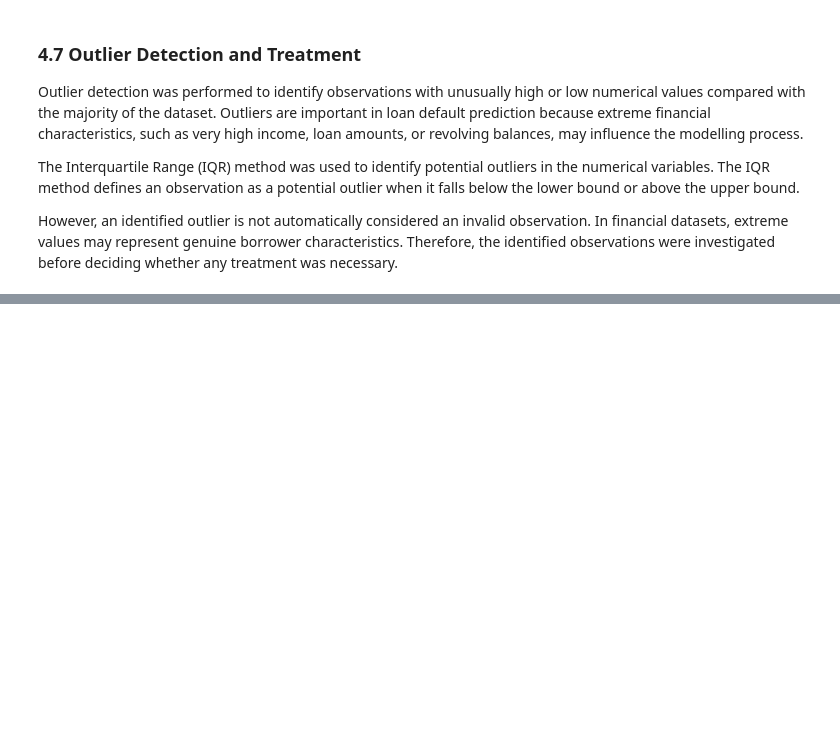
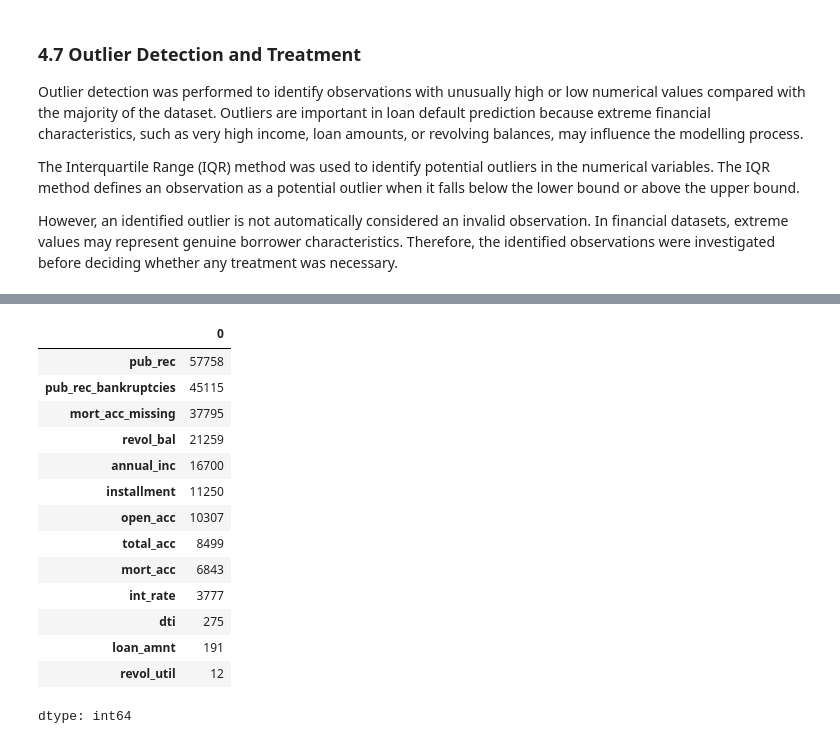
Before and after one commit to Clinton1029/Loan_Default_Project, a Jupyter notebook: Loan_Default.ipynb, the cells around one changed output, grey strips where cells are left out. Cells and saved outputs as stored; diff of their text form; code cells hidden in the pictures; blank space fills up the shorter version.

```diff
--- a/Loan_Default.ipynb
+++ b/Loan_Default.ipynb
@@ -1160,0 +1064,43 @@ plt.show()
+# %%
+# Select all numerical columns
+numeric_columns = df_processed.select_dtypes(include='number').columns
+
+# Calculate the first quartile (Q1)
+Q1 = df_processed[numeric_columns].quantile(0.25)
+
+# Calculate the third quartile (Q3)
+Q3 = df_processed[numeric_columns].quantile(0.75)
+
+# Calculate the interquartile range (IQR)
+IQR = Q3 - Q1
+
+# Calculate the lower outlier boundary
+lower_bound = Q1 - 1.5 * IQR
+
+# Calculate the upper outlier boundary
+upper_bound = Q3 + 1.5 * IQR
+
+# Count potential outliers in each numerical variable
+outlier_counts = (
+    (df_processed[numeric_columns] < lower_bound) |
+    (df_processed[numeric_columns] > upper_bound)
+).sum()
+
+# Display variables containing potential outliers
+outlier_counts[outlier_counts > 0].sort_values(ascending=False)
+# %% [output]
+|  | 0 |
+| pub_rec | 57758 |
+| pub_rec_bankruptcies | 45115 |
+| mort_acc_missing | 37795 |
+| revol_bal | 21259 |
+| annual_inc | 16700 |
+| installment | 11250 |
+| open_acc | 10307 |
+| total_acc | 8499 |
+| mort_acc | 6843 |
+| int_rate | 3777 |
+| dti | 275 |
+| loan_amnt | 191 |
+| revol_util | 12 |
+dtype: int64
```
Also changed, not shown: parts of 2 cells of this notebook.
